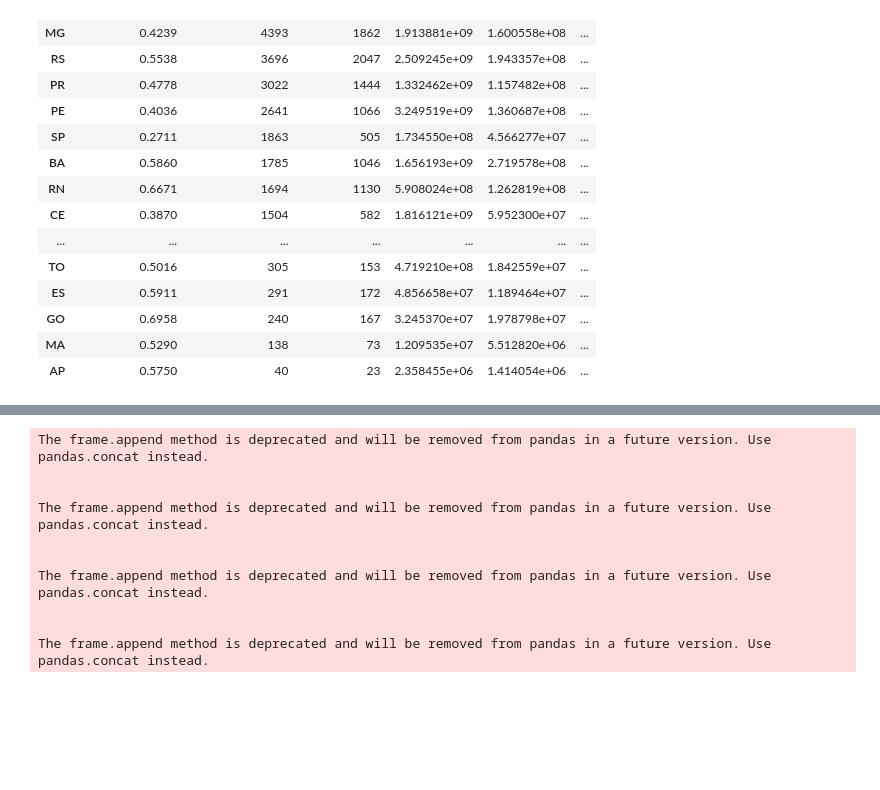
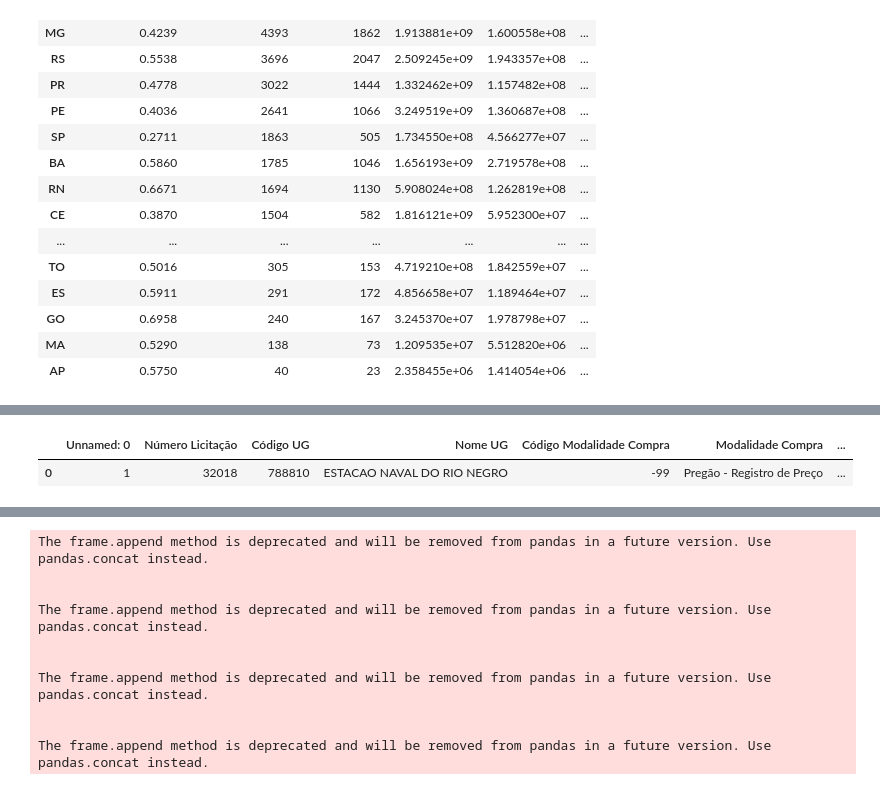
Before and after one commit to ednaelxd/residencia2, a Jupyter notebook: src/reports_functions/tentativas_plots_test.ipynb, the cells around one changed output, grey strips where cells are left out. Cells and saved outputs as stored; diff of their text form; code cells hidden in the pictures; blank space fills up the shorter version.

```diff
--- a/src/reports_functions/tentativas_plots_test.ipynb
+++ b/src/reports_functions/tentativas_plots_test.ipynb
@@ -141,0 +142,7 @@ df.head()
+# %%
+dd = pd.read_csv('C:/Users/efvs/Documents/Residencia Ednael/Repositórios/residencia2/data/lic_taguiado.csv')
+# %%
+dd.head(1)
+# %% [output]
+|  | Unnamed: 0 | Número Licitação | Código UG | Nome UG | Código Modalidade Compra | Modalidade Compra | ... |
+| 0 | 1 | 32018 | 788810 | ESTACAO NAVAL DO RIO NEGRO | -99 | Pregão - Registro de Preço | ... |
```
Also changed, not shown: parts of 7 cells of this notebook, 2 other files.
